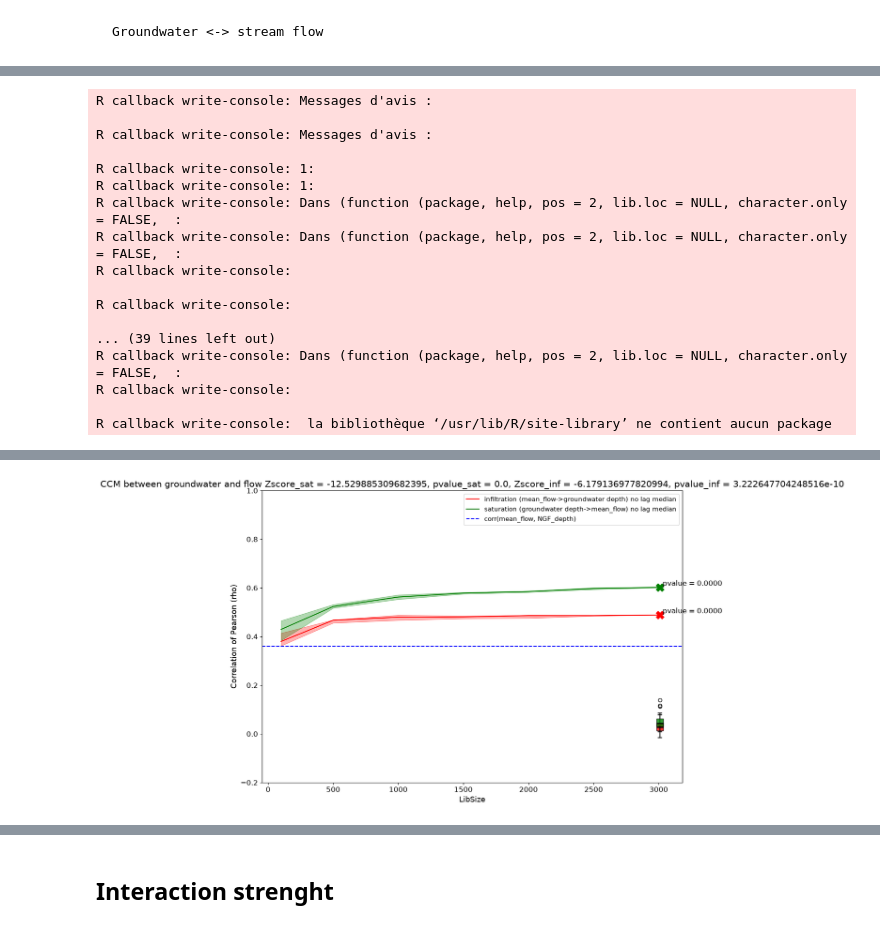
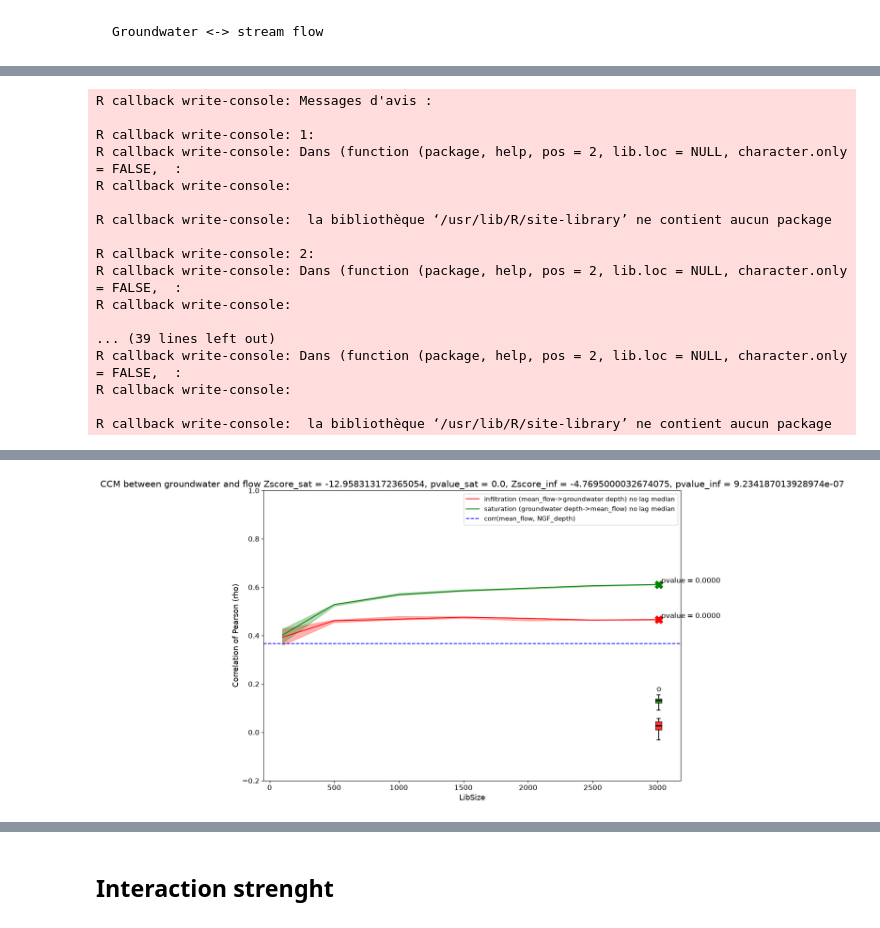
Before and after one commit to EulalieContreras/NTU_ecoinformatic, a Jupyter notebook: mywork/hydrography_notebook.ipynb, the cells around one changed output, grey strips where cells are left out. Saved outputs shown, nothing was run; the diff lists cells and outputs as text; code cells hidden in the pictures.

```diff
--- a/mywork/hydrography_notebook.ipynb
+++ b/mywork/hydrography_notebook.ipynb
@@ -290,8 +343,8 @@ For the moment based on the advice of Claudia I am computing best_E with ccm and
 # %%
 df = (
     pd.merge(
-        meteo[['date', 'precipitation']].dropna(),
-        fdv1[['date', 'mean_flow']].dropna(),
+        meteo[['date', 'precipitation']],
+        fdv1[['date', 'mean_flow']],
         on='date',
         how='inner'
     )
@@ -299,7 +352,7 @@ df = (
     .reset_index(drop=True)
 )
 
-df = df[['date', 'precipitation', 'mean_flow']].dropna().reset_index(drop=True)
+df = df[['date', 'precipitation', 'mean_flow']]
 
 E_best_causal = fun.find_best_E_ccm(df, 'mean_flow', 'precipitation', samples=sample)
 print('E causal = ', E_best_causal)
@@ -371,7 +422,7 @@ We observe for both direction of the links a convergence and increasing of the c
     Groundwater <-> streamflow
 # %%
 df = pd.merge(fdv1[['date', 'mean_flow']], ground_water[['date', 'NGF_depth']], on='date', how='inner').sort_values('date').reset_index(drop=True)
-df = df[['date', 'mean_flow', 'NGF_depth']].dropna().reset_index(drop=True)
+df = df[['date', 'mean_flow', 'NGF_depth']]
 libs = [100, 500, 1000, 1500, 2000, 2500, 3000]
 
 E_best_infiltration = fun.find_best_E_ccm(df, 'NGF_depth', 'mean_flow', samples=sample)
@@ -867,6 +929,13 @@ R callback write-console:  la bibliothèque ‘/usr/lib/R/site-library’ ne con
     Groundwater <-> stream flow
 # %%
 df = pd.merge(fdv1[['date', 'mean_flow']], ground_water[['date', 'NGF_depth']], on='date', how='inner').sort_values('date').reset_index(drop=True)
+
+full = pd.date_range(df['date'].min(), df['date'].max(), freq='D')
+miss = pd.Series(~full.isin(df['date']))
+runs = miss.groupby((~miss).cumsum()).sum()
+runs = runs[runs > 0]                    # longueur de chaque trou
+print(len(runs), runs.max(), miss.mean())
+
 df = df[['date', 'mean_flow', 'NGF_depth']].dropna().reset_index(drop=True)
 
 libs = [100, 500, 1000, 1500, 2000, 2500, 3000]
@@ -894,7 +963,7 @@ zobs_inf = (z1-z2) / np.sqrt( 2 / (n-3) )
 pval_inf = (1- stats.norm.cdf(abs(zobs_inf)))
 
 
-surr_infiltration = fun.surrogate_fast(df, 'NGF_depth', 'mean_flow', comparaison = total_infiltration, libs=libs, num=20, Tp=-3, samples=sample)
+surr_infiltration = fun.surrogate_fast(df, 'NGF_depth', 'mean_flow', comparaison = total_infiltration, libs=libs, num=20, Tp=0, samples=sample)
 surr_saturation = fun.surrogate_fast(df, 'mean_flow', 'NGF_depth', comparaison = total_saturation, libs=libs, num=20, Tp=0, samples=sample) #200 is better but too long
 
 pvalue_infiltration = surr_infiltration[2]
@@ -978,13 +1048,13 @@ plt.tight_layout()
-R callback write-console: Messages d'avis :
-
 R callback write-console: Messages d'avis :
 
 R callback write-console: 1:
-R callback write-console: 1:
-R callback write-console: Dans (function (package, help, pos = 2, lib.loc = NULL, character.only = FALSE,  :
 R callback write-console: Dans (function (package, help, pos = 2, lib.loc = NULL, character.only = FALSE,  :
 R callback write-console:
 
+R callback write-console:  la bibliothèque ‘/usr/lib/R/site-library’ ne contient aucun package
+
+R callback write-console: 2:
+R callback write-console: Dans (function (package, help, pos = 2, lib.loc = NULL, character.only = FALSE,  :
 R callback write-console:
 
 ... (39 lines left out)
@@ -997,2 +1067,2 @@ R callback write-console:  la bibliothèque ‘/usr/lib/R/site-library’ ne con
-[figure, old version]
+[figure, new version]
 # %% [markdown]
```
Also changed, not shown: parts of 20 cells of this notebook, 5 other files.
